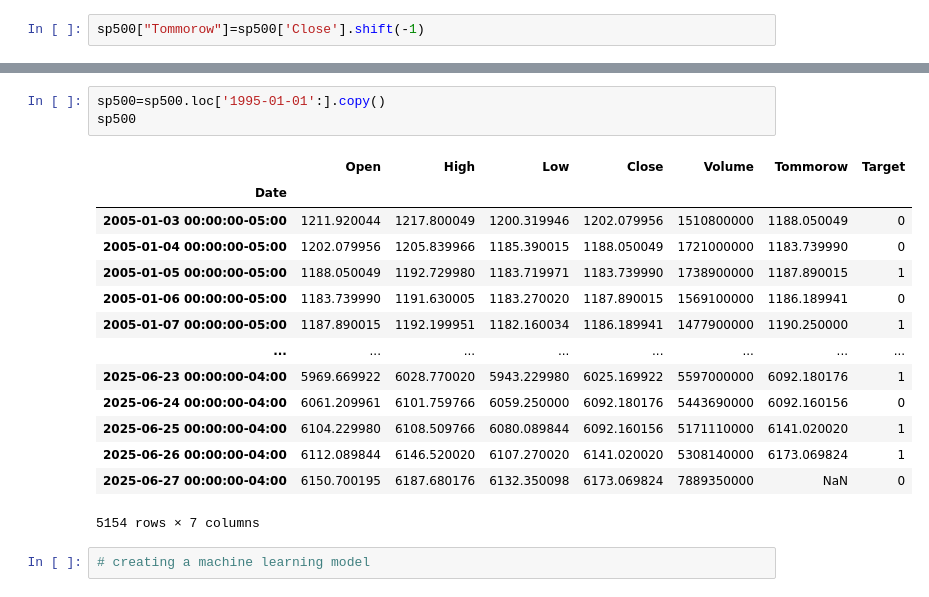
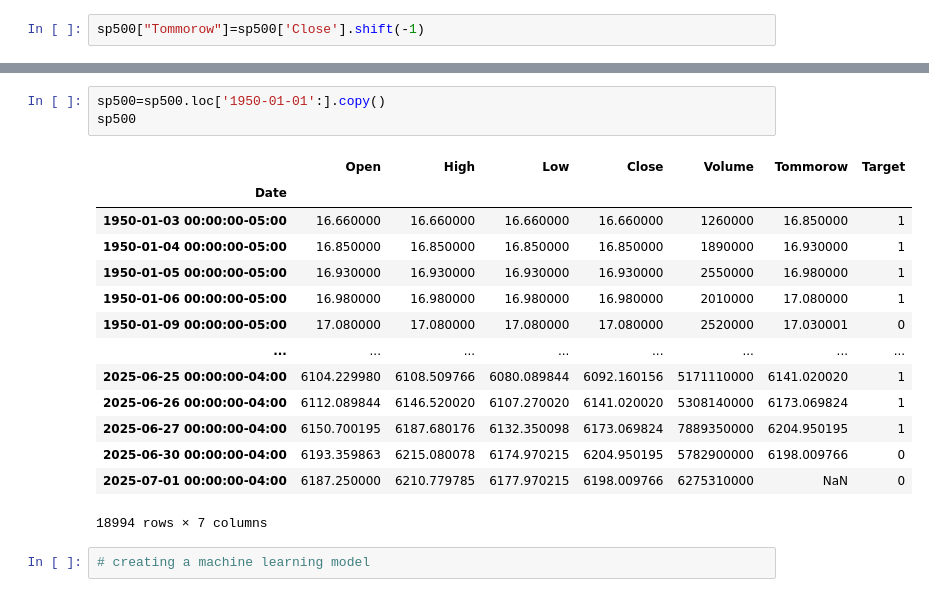
Before and after one commit to pragadishwaran22/stock-price-prediction, a Jupyter notebook: model.ipynb, the cells around one changed output, grey strips where cells are left out. Saved outputs shown, nothing was run; the diff lists cells and outputs as text.

```diff
--- a/model.ipynb
+++ b/model.ipynb
@@ -84,21 +84,21 @@ sp500
 # %%
-sp500=sp500.loc['1995-01-01':].copy()
+sp500=sp500.loc['1950-01-01':].copy()
 sp500
 # %% [output]
 |  | Open | High | Low | Close | Volume | Tommorow | Target |
 | Date |  |  |  |  |  |  |  |
-| 2005-01-03 00:00:00-05:00 | 1211.920044 | 1217.800049 | 1200.319946 | 1202.079956 | 1510800000 | 1188.050049 | 0 |
-| 2005-01-04 00:00:00-05:00 | 1202.079956 | 1205.839966 | 1185.390015 | 1188.050049 | 1721000000 | 1183.739990 | 0 |
-| 2005-01-05 00:00:00-05:00 | 1188.050049 | 1192.729980 | 1183.719971 | 1183.739990 | 1738900000 | 1187.890015 | 1 |
-| 2005-01-06 00:00:00-05:00 | 1183.739990 | 1191.630005 | 1183.270020 | 1187.890015 | 1569100000 | 1186.189941 | 0 |
-| 2005-01-07 00:00:00-05:00 | 1187.890015 | 1192.199951 | 1182.160034 | 1186.189941 | 1477900000 | 1190.250000 | 1 |
+| 1950-01-03 00:00:00-05:00 | 16.660000 | 16.660000 | 16.660000 | 16.660000 | 1260000 | 16.850000 | 1 |
+| 1950-01-04 00:00:00-05:00 | 16.850000 | 16.850000 | 16.850000 | 16.850000 | 1890000 | 16.930000 | 1 |
+| 1950-01-05 00:00:00-05:00 | 16.930000 | 16.930000 | 16.930000 | 16.930000 | 2550000 | 16.980000 | 1 |
+| 1950-01-06 00:00:00-05:00 | 16.980000 | 16.980000 | 16.980000 | 16.980000 | 2010000 | 17.080000 | 1 |
+| 1950-01-09 00:00:00-05:00 | 17.080000 | 17.080000 | 17.080000 | 17.080000 | 2520000 | 17.030001 | 0 |
 | ... | ... | ... | ... | ... | ... | ... | ... |
-| 2025-06-23 00:00:00-04:00 | 5969.669922 | 6028.770020 | 5943.229980 | 6025.169922 | 5597000000 | 6092.180176 | 1 |
-| 2025-06-24 00:00:00-04:00 | 6061.209961 | 6101.759766 | 6059.250000 | 6092.180176 | 5443690000 | 6092.160156 | 0 |
 | 2025-06-25 00:00:00-04:00 | 6104.229980 | 6108.509766 | 6080.089844 | 6092.160156 | 5171110000 | 6141.020020 | 1 |
 | 2025-06-26 00:00:00-04:00 | 6112.089844 | 6146.520020 | 6107.270020 | 6141.020020 | 5308140000 | 6173.069824 | 1 |
-| 2025-06-27 00:00:00-04:00 | 6150.700195 | 6187.680176 | 6132.350098 | 6173.069824 | 7889350000 | NaN | 0 |
+| 2025-06-27 00:00:00-04:00 | 6150.700195 | 6187.680176 | 6132.350098 | 6173.069824 | 7889350000 | 6204.950195 | 1 |
+| 2025-06-30 00:00:00-04:00 | 6193.359863 | 6215.080078 | 6174.970215 | 6204.950195 | 5782900000 | 6198.009766 | 0 |
+| 2025-07-01 00:00:00-04:00 | 6187.250000 | 6210.779785 | 6177.970215 | 6198.009766 | 6275310000 | NaN | 0 |
-5154 rows × 7 columns
+18994 rows × 7 columns
 # %%
 # creating a machine learning model
 # %%
```
Also changed, not shown: parts of 21 cells of this notebook.
